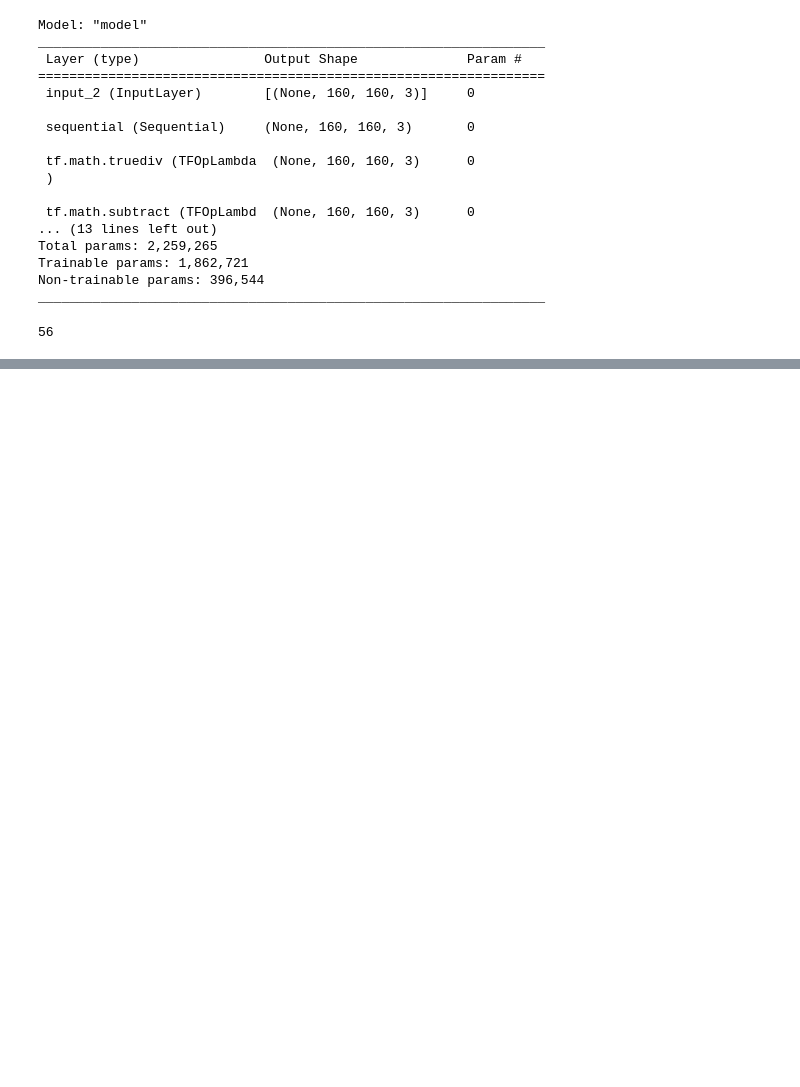
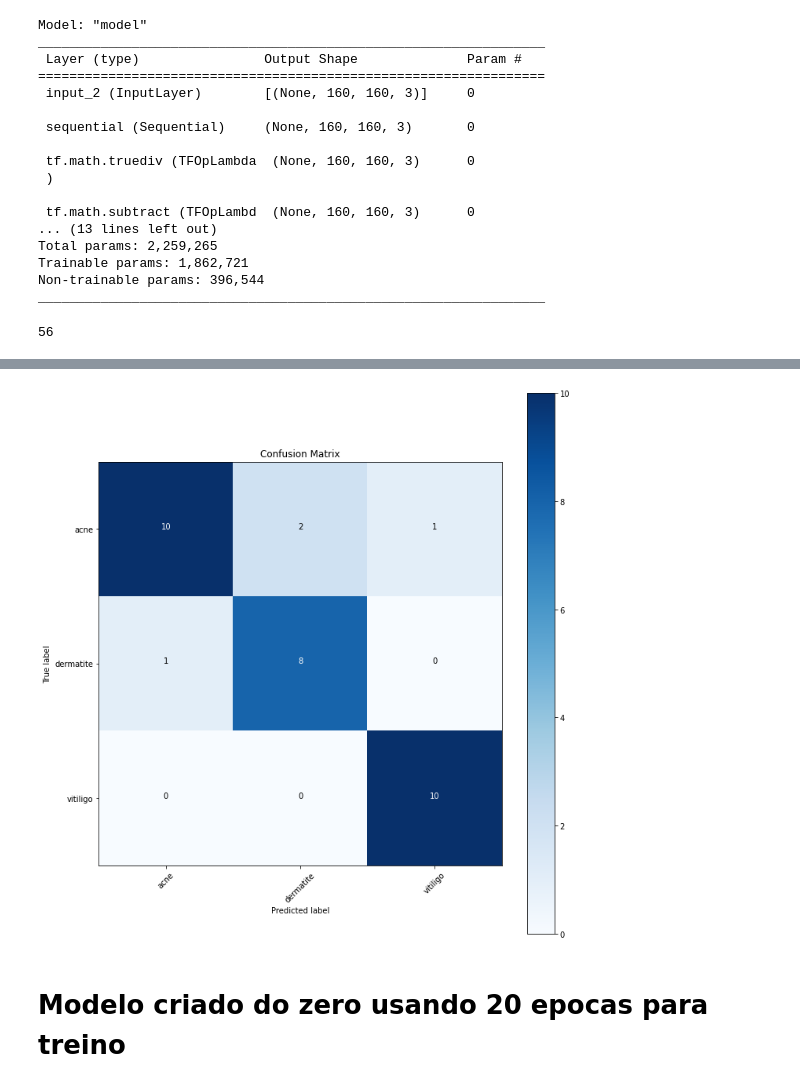
Before and after one commit to bielalpha/Tensorflow_study, a Jupyter notebook: right_Image_classifier.ipynb, the cells around one changed output, grey strips where cells are left out. Cells and saved outputs as stored; diff of their text form; code cells hidden in the pictures; blank space fills up the shorter version.

```diff
--- a/right_Image_classifier.ipynb
+++ b/right_Image_classifier.ipynb
@@ -371,0 +402,26 @@ from tensorflow.keras.models import Sequential
+# %%
+num_classes = len(class_names)
+
+model_10 = Sequential([
+  layers.Rescaling(1./255, input_shape=(160, 160, 3)),
+  layers.Conv2D(16, 3, padding='same', activation='relu'),
+  layers.MaxPooling2D(),
+  layers.Conv2D(32, 3, padding='same', activation='relu'),
+  layers.MaxPooling2D(),
+  layers.Conv2D(64, 3, padding='same', activation='relu'),
+  layers.MaxPooling2D(),
+  layers.Flatten(),
+  layers.Dense(128, activation='relu'),
+  layers.Dense(num_classes)
+])
+# %%
+model_10.compile(optimizer='adam',
+              loss=tf.keras.losses.SparseCategoricalCrossentropy(from_logits=True),
+              metrics=['accuracy'])
+# %%
+epochs=10
+history = model_10.fit(
+  train_dataset,
+  validation_data=validation_dataset,
+  epochs=epochs
+)
@@ -371,0 +455,14 @@ from tensorflow.keras.models import Sequential
+# %%
+pred = model_10.predict(validation_dataset_true)
+classes = np.argmax(pred, axis = 1)
+
+# Retrieve a batch of images from the test set
+image_batch, label_batch = validation_dataset_true.as_numpy_iterator().next()
+predictions = model_10.predict_on_batch(image_batch).flatten()
+
+# Apply a sigmoid since our model returns logits
+predictions = tf.nn.sigmoid(predictions)
+predictions = tf.where(predictions < 0.5, 0, 1)
+
+target_names = ['acne', 'dermatite', 'vitiligo']
+print(classification_report(label_batch, classes, target_names=target_names))
@@ -372,3 +479,11 @@ from tensorflow.keras.models import Sequential
+# %%
+target_names = ['acne', 'dermatite', 'vitiligo']
+cm = confusion_matrix(classes, label_batch)
+plot_confusion_matrix(cm, target_names, normalize=False, title='Confusion Matrix')
+# %% [output]
+[figure, added]
+# %% [markdown]
+# Modelo criado do zero usando 20 epocas para treino
 # %%
 num_classes = len(class_names)
 
```
Also changed, not shown: parts of 25 cells of this notebook.
